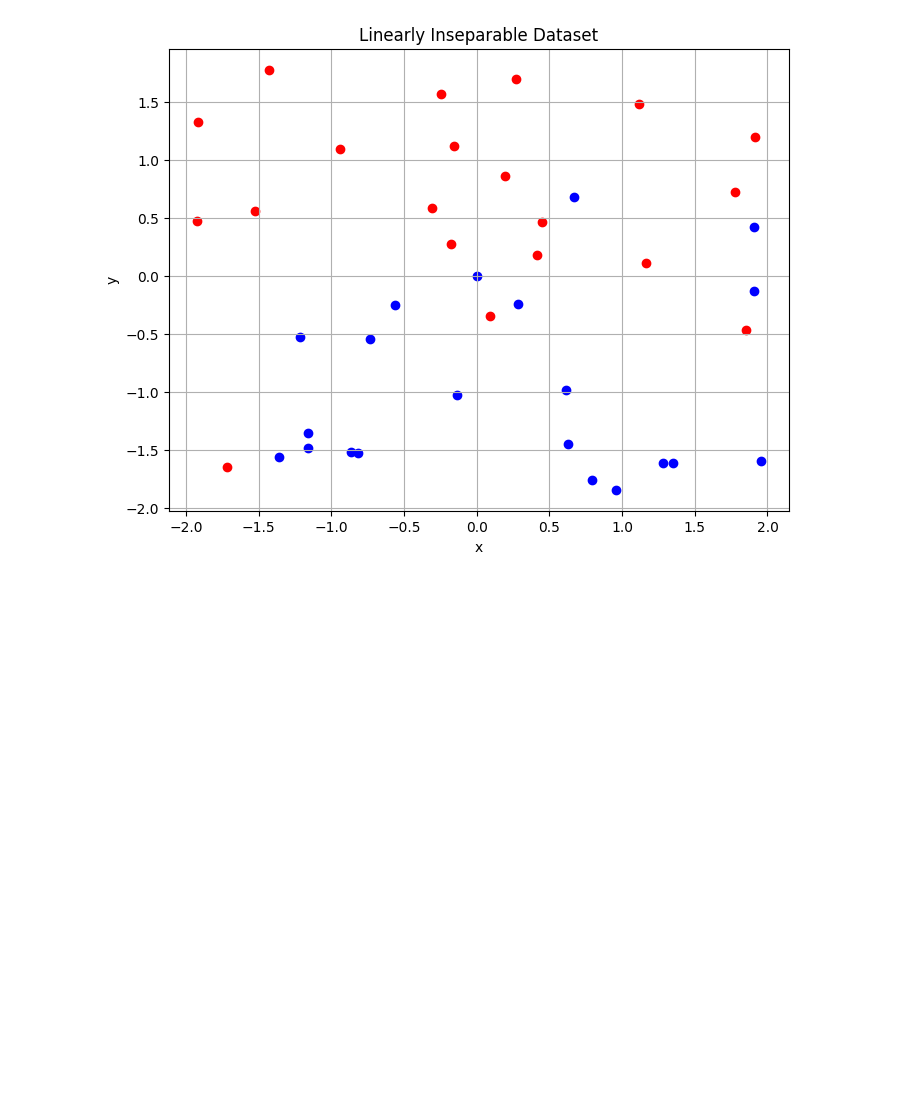
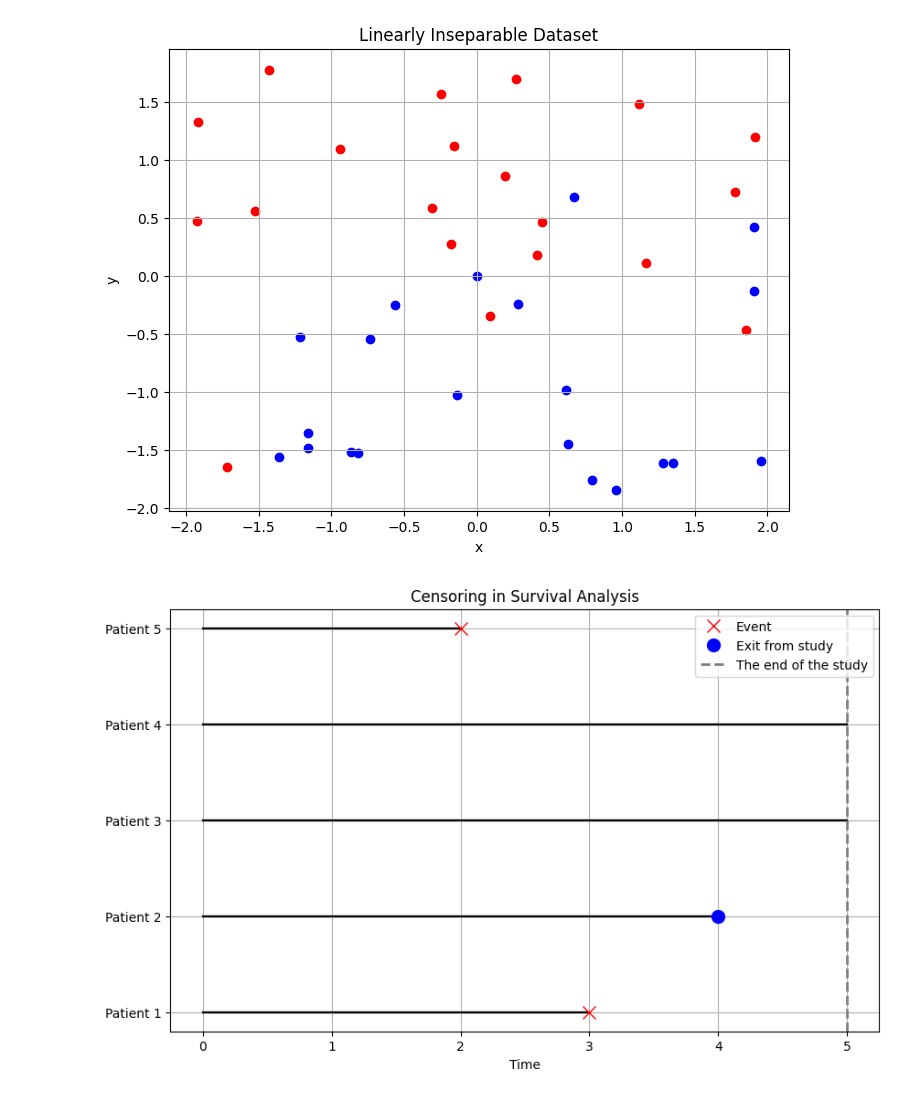
Before and after one commit to krllstdn/BachelorProject, a Jupyter notebook: Code/ml_figures.ipynb, the cells around one changed output. Cells and saved outputs as stored; diff of their text form; code cells hidden in the pictures; blank space fills up the shorter version.

Commit message:
fixup! Add normal images for ML part

```diff
--- a/Code/ml_figures.ipynb
+++ b/Code/ml_figures.ipynb
@@ -120,3 +111,36 @@ plt.grid(True)
 plt.show()
 # %% [output]
 [figure]
+# %%
+import matplotlib.pyplot as plt
+
+
+patients = ['Patient 1', 'Patient 2', 'Patient 3', 'Patient 4', 'Patient 5']
+event_times = [3, 4, 5, 5, 2]
+is_censored = [False, False, True, True, False]
+exit_study_patient = 1
+
+plt.figure(figsize=(10, 6))
+
+for i, patient in enumerate(patients):
+    end_time = event_times[i] if i != exit_study_patient else event_times[i] + 1
+    plt.plot([0, event_times[i]], [i, i], 'k-', lw=1.7)
+    if i == exit_study_patient:
+        plt.plot(event_times[i], i, 'bo', markersize=10, label='Exit from study' if i == 1 else "")
+    elif is_censored[i]:
+        plt.plot(end_time, i, 'k-', lw=2)
+    else:
+        plt.plot(event_times[i], i, 'rx', markersize=10, label='Event' if i == 0 else "")
+
+plt.axvline(5, color='gray', linestyle='--', lw=2, label='The end of the study')
+
+plt.yticks(range(len(patients)), patients)
+plt.xlabel('Time')
+
+plt.title('Censoring in Survival Analysis')
+plt.legend(loc='upper right')
+
+plt.grid(True)
+plt.show()
+# %% [output]
+[figure, added]
```
Also changed, not shown: parts of 2 cells of this notebook.
